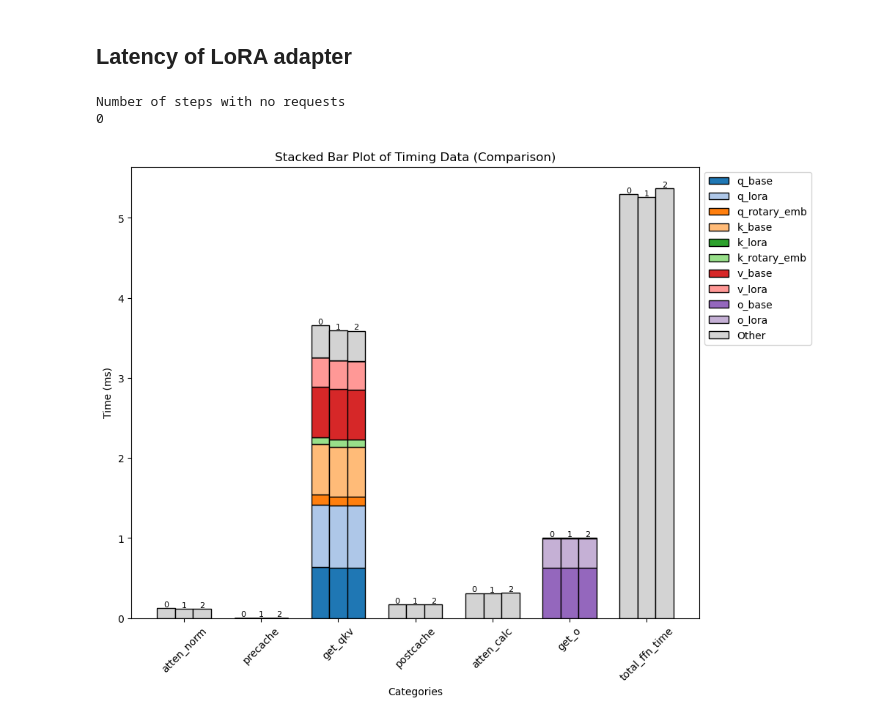
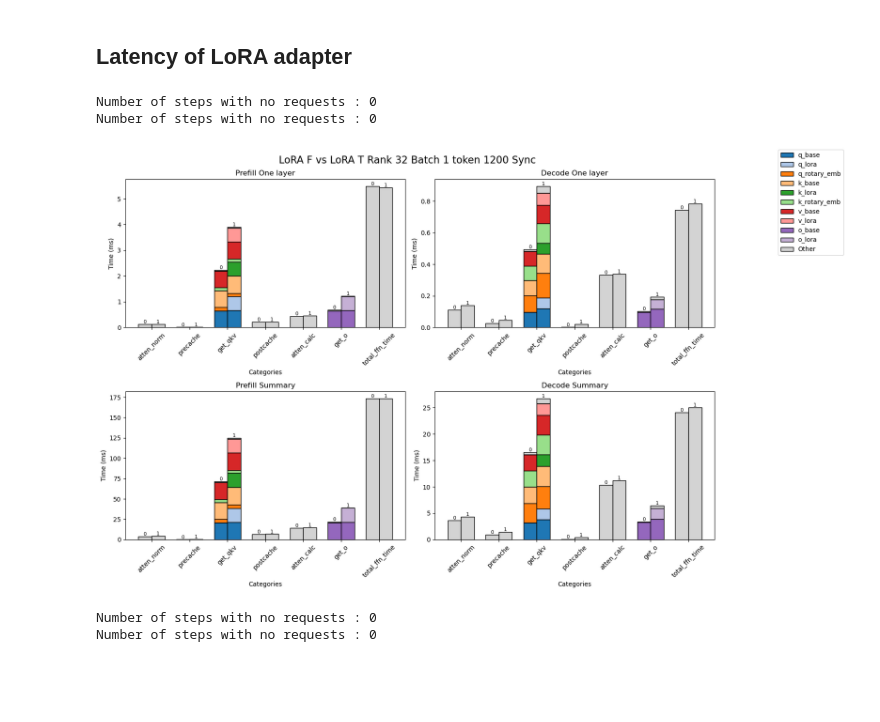
Before and after one commit to sgjeon194/S-LoRA_Analysis, a Jupyter notebook: Logs/timeDataParser.ipynb, the cells around one changed output. Cells and saved outputs as stored; diff of their text form; code cells hidden in the pictures; blank space fills up the shorter version.

Commit message:
Added analysis for lora latency effection - bar graph

```diff
--- a/Logs/timeDataParser.ipynb
+++ b/Logs/timeDataParser.ipynb
@@ -907,10 +954,5 @@ def make_steps(filename):
 
     return step_time_data_list, prefill_steps, decode_steps
-# %%
-batchsize_1_token_1200_use_lora_true, batchsize_1_token_1200_use_lora_true_prefill, batchsize_1_token_1200_use_lora_true_decode = make_steps("log.txt")
-# %% [output]
-Number of steps with no requests
-0
 # %%
 import matplotlib.pyplot as plt
 
@@ -988,7 +1032,3 @@ def plot_latency_stack_graph(steps):
 
     plt.xticks(rotation=45)
     plt.show()
-# %%
-plot_latency_stack_graph(batchsize_1_token_1200_use_lora_true_prefill[0]["layers"][0:3])
-# %% [output]
-[figure, removed]
@@ -994,0 +1124,39 @@ plot_latency_stack_graph(batchsize_1_token_1200_use_lora_true_prefill[0]["layers
+# %%
+_, batchsize_1_rank32_token_1200_sync_T_lora_F_prefill, batchsize_1_rank32_token_1200_sync_T_lora_F_decode \
+    = make_steps("loraLatencyTest/rank32/batch_1_token_1200_useSync_True_lora_False.txt")
+_, batchsize_1_rank32_token_1200_sync_T_lora_T_prefill, batchsize_1_rank32_token_1200_sync_T_lora_T_decode \
+    = make_steps("loraLatencyTest/rank32/batch_1_token_1200_useSync_True_lora_True.txt")
+# %% [output]
+Number of steps with no requests : 0
+Number of steps with no requests : 0
+# %%
+data = {}
+layer_idx = 10
+data["prefill_one_layer"] = [
+    batchsize_1_rank32_token_1200_sync_T_lora_F_prefill[0]["layers"][layer_idx],
+    batchsize_1_rank32_token_1200_sync_T_lora_T_prefill[0]["layers"][layer_idx]
+]
+data["decode_one_layer"] = [
+    batchsize_1_rank32_token_1200_sync_T_lora_F_decode[0]["layers"][layer_idx],
+    batchsize_1_rank32_token_1200_sync_T_lora_T_decode[0]["layers"][layer_idx]
+]
+data["prefill_summary"] = [
+    batchsize_1_rank32_token_1200_sync_T_lora_F_prefill[0]["summary"],
+    batchsize_1_rank32_token_1200_sync_T_lora_T_prefill[0]["summary"]
+]
+data["decode_summary"] = [
+    batchsize_1_rank32_token_1200_sync_T_lora_F_decode[0]["summary"],
+    batchsize_1_rank32_token_1200_sync_T_lora_T_decode[0]["summary"]
+]
+
+plot_latency_stack_graph_bundle("LoRA F vs LoRA T Rank 32 Batch 1 token 1200 Sync", data)
+# %% [output]
+[figure, added]
+# %%
+_, batchsize_1_rank32_token_1200_sync_F_lora_F_prefill, batchsize_1_rank32_token_1200_sync_F_lora_F_decode \
+    = make_steps("loraLatencyTest/rank32/batch_1_token_1200_useSync_False_lora_False.txt")
+_, batchsize_1_rank32_token_1200_sync_F_lora_T_prefill, batchsize_1_rank32_token_1200_sync_F_lora_T_decode \
+    = make_steps("loraLatencyTest/rank32/batch_1_token_1200_useSync_False_lora_True.txt")
+# %% [output]
+Number of steps with no requests : 0
+Number of steps with no requests : 0
```
Also changed, not shown: parts of 19 cells of this notebook.
